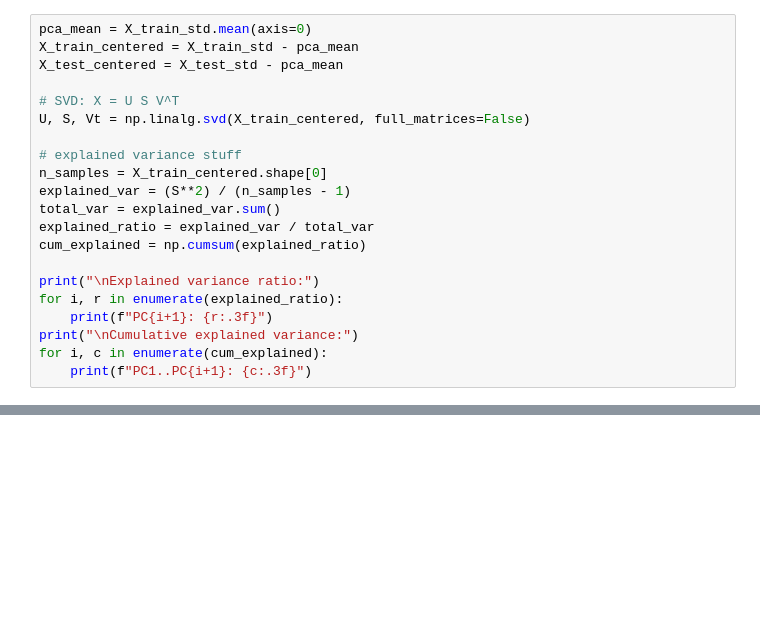
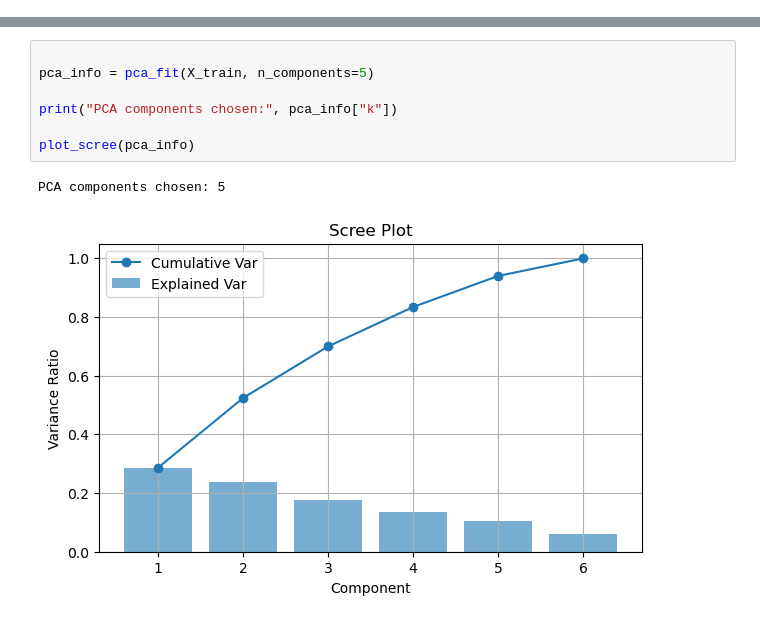
Before and after one commit to krypt0bait/TASKPHASE, a Jupyter notebook: svm.ipynb, the cells around one changed output, grey strips where cells are left out. Drawn from its saved outputs; the diff is of its cells as text; blank space fills up the shorter version.

```diff
--- a/svm.ipynb
+++ b/svm.ipynb
@@ -79,21 +147,0 @@ X_test_std = (X_test - mean_train) / std_train
-# %%
-pca_mean = X_train_std.mean(axis=0)
-X_train_centered = X_train_std - pca_mean
-X_test_centered = X_test_std - pca_mean
-
-# SVD: X = U S V^T
-U, S, Vt = np.linalg.svd(X_train_centered, full_matrices=False)
-
-# explained variance stuff
-n_samples = X_train_centered.shape[0]
-explained_var = (S**2) / (n_samples - 1)
-total_var = explained_var.sum()
-explained_ratio = explained_var / total_var
-cum_explained = np.cumsum(explained_ratio)
-
-print("\nExplained variance ratio:")
-for i, r in enumerate(explained_ratio):
-    print(f"PC{i+1}: {r:.3f}")
-print("\nCumulative explained variance:")
-for i, c in enumerate(cum_explained):
-    print(f"PC1..PC{i+1}: {c:.3f}")
@@ -394,0 +244,10 @@ if k_pca >= 2:
+# %%
+
+pca_info = pca_fit(X_train, n_components=5)
+
+print("PCA components chosen:", pca_info["k"])
+
+plot_scree(pca_info)
+# %% [output]
+PCA components chosen: 5
+[figure, added]
```
Also changed, not shown: parts of 27 cells of this notebook.
